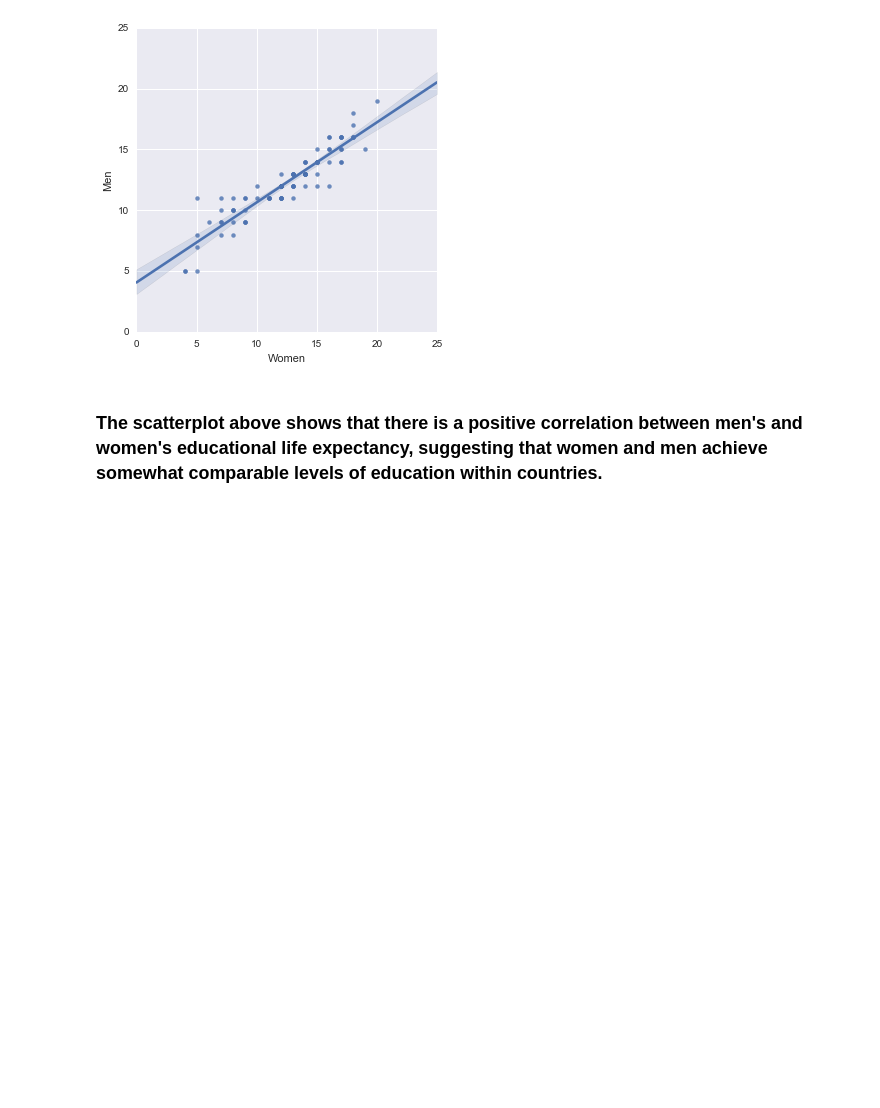
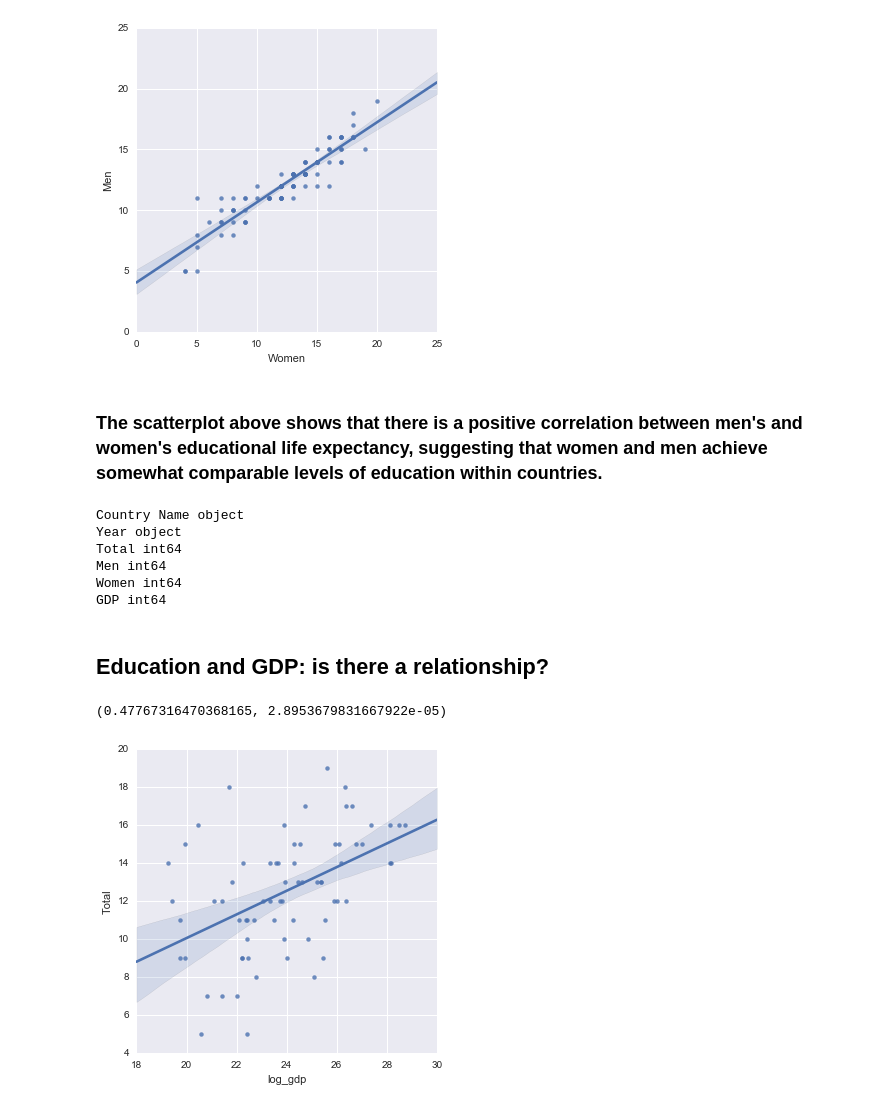
Before and after one commit to AmyinTX/Education, a Jupyter notebook: Education and GDP.ipynb, the cells around one changed output. Cells and saved outputs as stored; diff of their text form; code cells hidden in the pictures; blank space fills up the shorter version.

```diff
--- a/Education and GDP.ipynb
+++ b/Education and GDP.ipynb
@@ -68,3 +81,40 @@ sns.lmplot('Women', 'Men', data=cleaned_df, fit_reg=True)
 [figure]
 # %% [markdown]
 ### The scatterplot above shows that there is a positive correlation between men's and women's educational life expectancy, suggesting that women and men achieve somewhat comparable levels of education within countries.
+# %%
+# GDP data
+gdp_df = pd.read_csv('/Users/amybrown/Thinkful/Unit_3/Lesson_3/clean_gdp.csv', encoding='latin')
+gdp_df = gdp_df[gdp_df['1999'].notnull()]
+# %%
+### join GDP with cleaned_UN data
+cleaned_df = cleaned_df.rename(columns={'Country or area': 'Country Name'})
+
+keys = [c for c in gdp_df if c.startswith('19') or c.startswith('20')]
+stacked = pd.melt(gdp_df, id_vars='Country Name',  value_vars=keys, value_name='key')
+stacked = stacked.rename(columns={'variable': 'Year'})
+stacked = stacked.rename(columns={'key': 'GDP'})
+
+final_df = pd.merge(cleaned_df, stacked, on=['Country Name', 'Year'])
+# %%
+for col in final_df:
+    print(col, final_df[col].dtypes)
+# %% [output]
+Country Name object
+Year object
+Total int64
+Men int64
+Women int64
+GDP int64
+# %% [markdown]
+## Education and GDP: is there a relationship?
+# %%
+# first, use a log transformation on GDP
+final_df['log_gdp'] = (np.log(final_df['GDP']))
+x = (np.log(final_df['GDP']))
+y = final_df['Total']
+# %%
+sns.lmplot('log_gdp', 'Total', data=final_df, fit_reg=True)
+pearsonr(x, y)
+# %% [output]
+(0.47767316470368165, 2.8953679831667922e-05)
+[figure, added]
```
Also changed, not shown: parts of 12 cells of this notebook.
